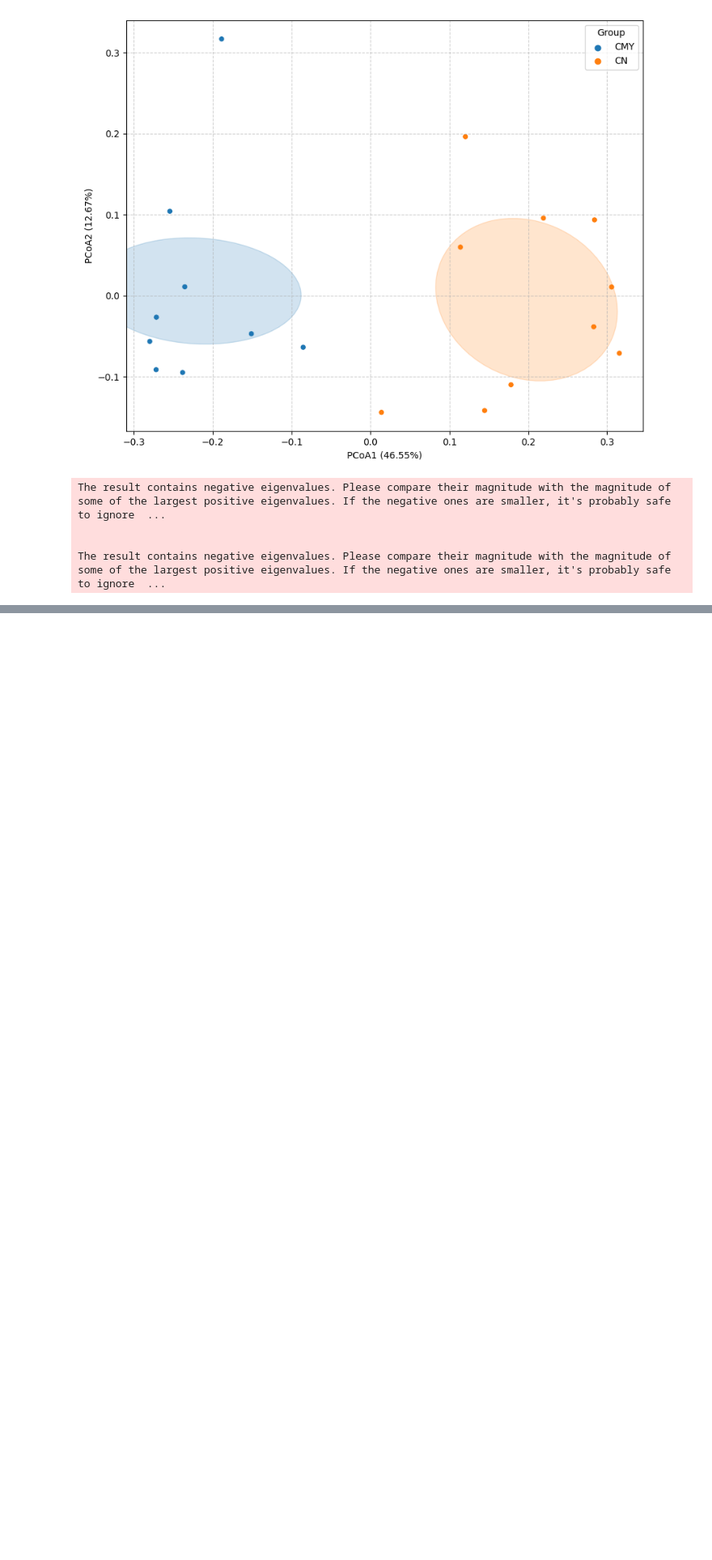
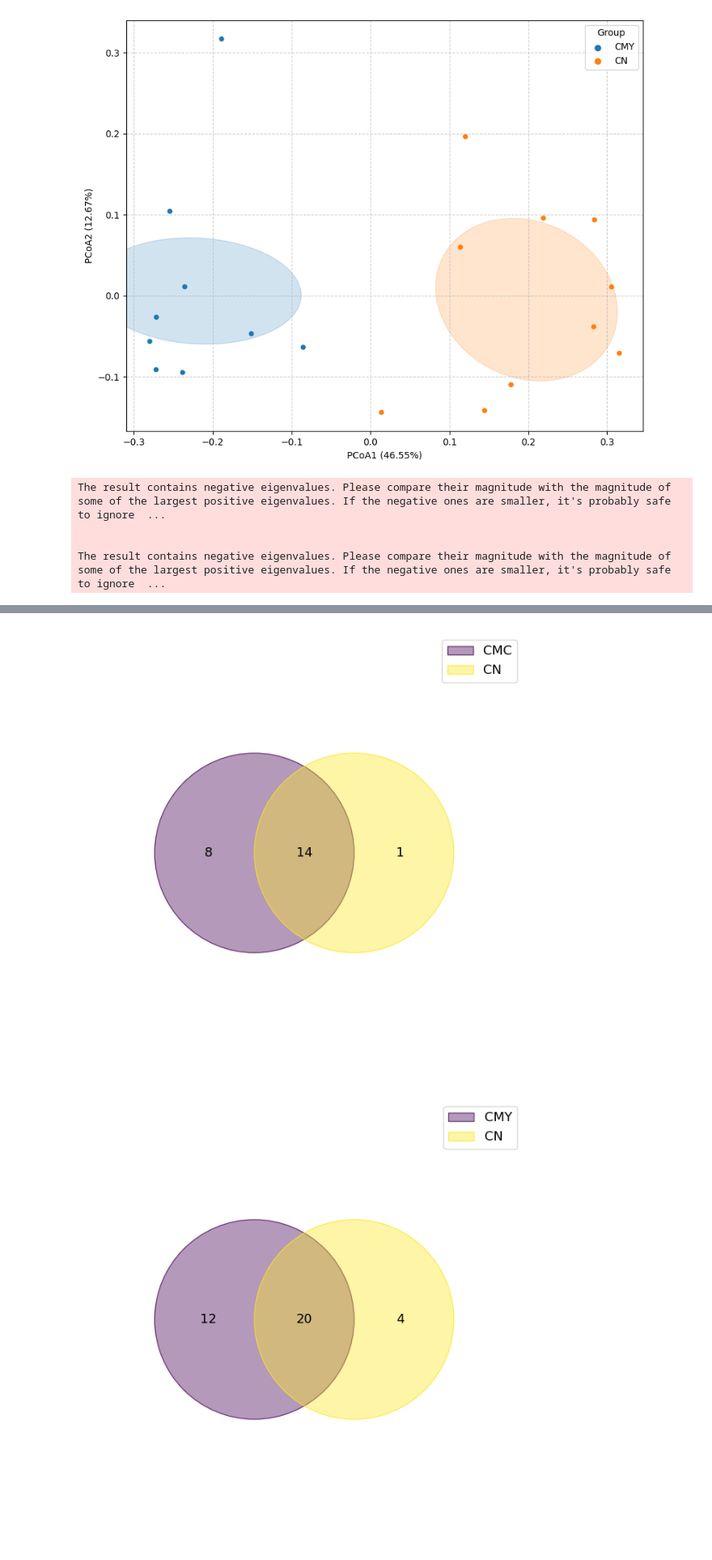
Before and after one commit to 100ika/rats27.07, a Jupyter notebook: OTU27.07.ipynb, the cells around one changed output, grey strips where cells are left out. Shown at 81% size. Saved outputs shown, nothing was run; the diff lists cells and outputs as text; code cells hidden in the pictures; blank space fills up the shorter version.

```diff
--- a/OTU27.07.ipynb
+++ b/OTU27.07.ipynb
@@ -676,0 +715,27 @@ The result contains negative eigenvalues. Please compare their magnitude with th
+# %%
+import pandas as pd
+from venn import venn
+
+def venn_diagram(firstable_data, group1 = "CMC"):
+    df = pd.DataFrame(firstable_data)
+
+    # Задание порога
+    threshold = 0.006
+
+    # Отбор строк для групп CMC и CN
+    grou1_rows = df[df['Group'] == group1]
+    cn_rows = df[df['Group'] == 'CN']
+
+    # Определение множеств для CMC и CN, сравнивая только числовые столбцы (отсекая столбец 'Group')
+    group1_otus = set(grou1_rows.columns[1:][(grou1_rows.iloc[:, 1:] > threshold).any(axis=0)])
+    cn_otus = set(cn_rows.columns[1:][(cn_rows.iloc[:, 1:] > threshold).any(axis=0)])
+
+    # Построение диаграммы Венна
+    venn_diagram = venn({group1: group1_otus, 'CN': cn_otus})
+    plt.savefig(f'figures/venn/venn_{group1}.pdf', bbox_inches = 'tight')
+
+venn_diagram(merged_deleted_cmc_rel_dropped)
+venn_diagram(merged_deleted_cmy_rel_dropped, 'CMY')
+# %% [output]
+[figure, added]
+[figure, added]
```
Also changed, not shown: parts of 5 cells of this notebook, 25 other files.
